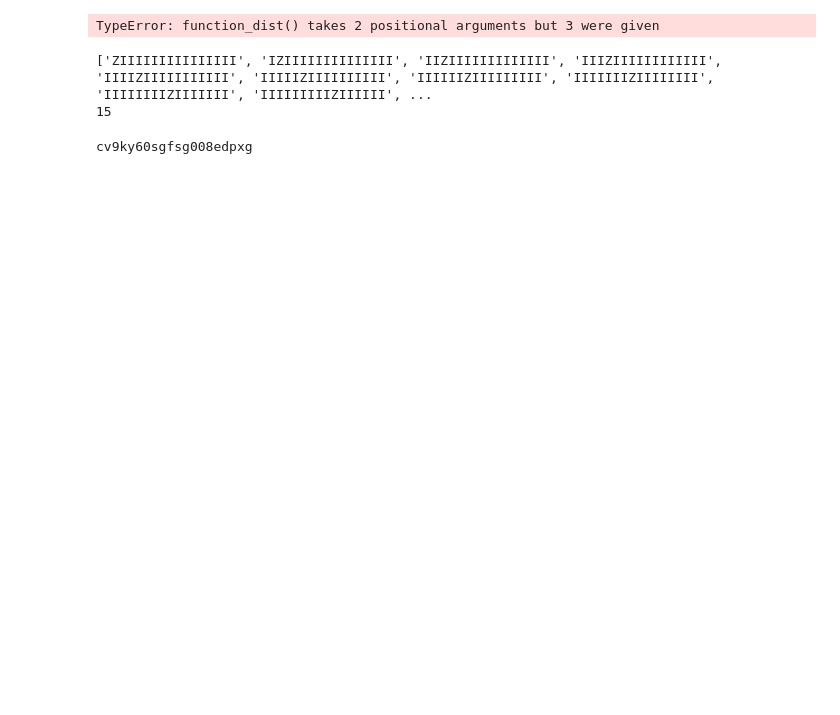
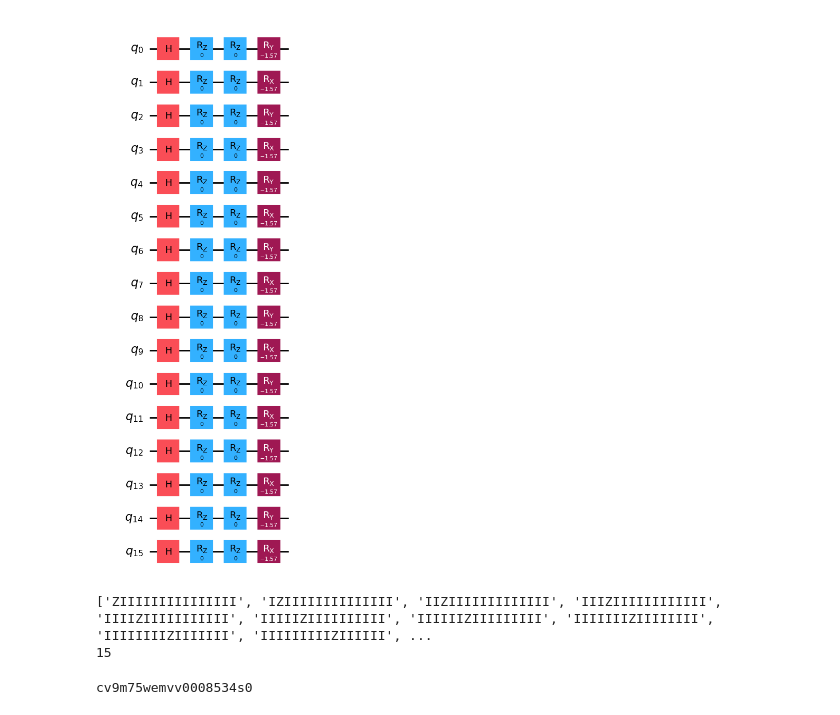
Before and after one commit to martinpaurabe/PracticaQC, a Jupyter notebook: FDBP.ipynb, the cells around one changed output. Saved outputs shown, nothing was run; the diff lists cells and outputs as text; code cells hidden in the pictures; blank space fills up the shorter version.

```diff
--- a/FDBP.ipynb
+++ b/FDBP.ipynb
@@ -14,36 +14,36 @@ def function_dist(n,x):
     return S
 
 
 def Calc_Fn(n,S,Rn):
     qc = QuantumCircuit(n*2)
     Fn = function_dist(n,Rn)
     for i in range (n):
         qc.h(2*i)
         qc.rz(S[i],2*i)
         qc.rz(-Fn[i],2*i)
         qc.ry(-3.14159/2,2*i)
         qc.h(2*i+1)
         qc.rz(S[i],2*i+1)
         qc.rz(-Fn[i],2*i+1)
         qc.rx(-3.14159/2, 2*i+1)
     return qc
 
 
 
-Rn = 2*pi
-x = Rn
+Rn = 2 * pi
+x = 0.5 * Rn
 n = 8
 S = function_dist(n,x)
 qc = Calc_Fn(n,S,Rn)
 qc.draw('mpl')
 
 #if n <= 4:
 # Obtener el estado inicial del qubit
 #state = Statevector.from_instruction(qc)
 # Graficar la esfera de Bloch
 #plot_bloch_multivector(state)
 # %% [output]
-TypeError: function_dist() takes 2 positional arguments but 3 were given
+[figure, added]
 # %%
 from qiskit.quantum_info import Pauli, SparsePauliOp
 from itertools import product
@@ -89,7 +89,7 @@ job_id = job.job_id()
 
 print(job_id)
 # %% [output]
-cv9ky60sgfsg008edpxg
+cv9m75wemvv0008534s0
 # %%
 import matplotlib.pyplot as plt
 
```
Also changed, not shown: parts of 1 cell of this notebook, 1 other file.
